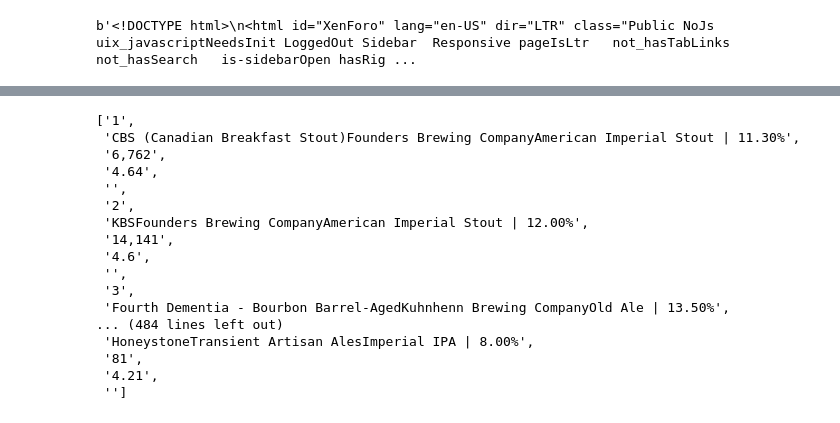
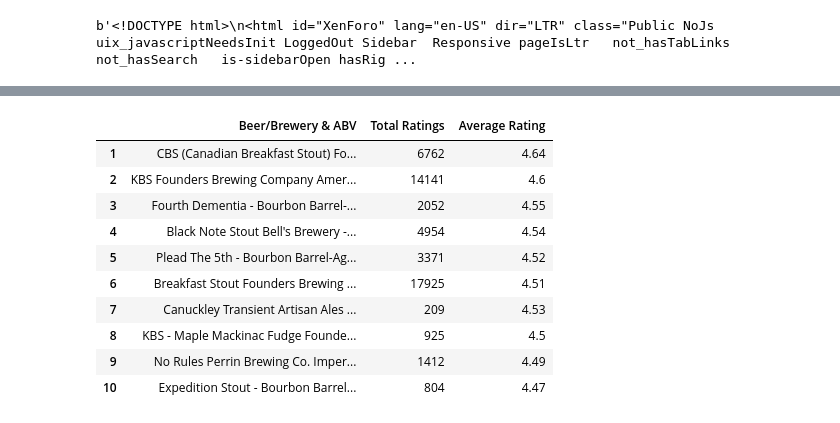
Before and after one commit to ALecznar/Craft_Beer_Project_3, a Jupyter notebook: beer_scraping.ipynb, the cells around one changed output, grey strips where cells are left out. Saved outputs shown, nothing was run; the diff lists cells and outputs as text; code cells hidden in the pictures.

```diff
--- a/beer_scraping.ipynb
+++ b/beer_scraping.ipynb
@@ -64,22 +66,32 @@ HoneystoneTransient Artisan AlesImperial IPA | 8.00%
 4.21
+# %%
+beer_list_df = pd.read_html(webpage)
+
+# Select the first DataFrame from the list (you can specify the index you want)
+beer_list_df_2 = beer_list_df[0]
+
+# Drop columns 0 and 4 from the selected DataFrame
+beer_list_df_2 = beer_list_df_2.drop([0, 4], axis=1)
+
+# Rename the column headers
+beer_list_df_2.columns = ['Beer/Brewery & ABV', 'Total Ratings', 'Average Rating']
+
+# Drop the first row
+beer_list_df_2 = beer_list_df_2.iloc[1:]
+
+beer_list_df_2.head(10)
+# %% [output]
+|  | Beer/Brewery & ABV | Total Ratings | Average Rating |
+| 1 | CBS (Canadian Breakfast Stout) Fo... | 6762 | 4.64 |
+| 2 | KBS Founders Brewing Company Amer... | 14141 | 4.6 |
+| 3 | Fourth Dementia - Bourbon Barrel-... | 2052 | 4.55 |
+| 4 | Black Note Stout Bell's Brewery -... | 4954 | 4.54 |
+| 5 | Plead The 5th - Bourbon Barrel-Ag... | 3371 | 4.52 |
+| 6 | Breakfast Stout Founders Brewing ... | 17925 | 4.51 |
+| 7 | Canuckley Transient Artisan Ales ... | 209 | 4.53 |
+| 8 | KBS - Maple Mackinac Fudge Founde... | 925 | 4.5 |
+| 9 | No Rules Perrin Brewing Co. Imper... | 1412 | 4.49 |
+| 10 | Expedition Stout - Bourbon Barrel... | 804 | 4.47 |
 # %%
-beer_list
+#beer_list
-# %% [output]
-['1',
- 'CBS (Canadian Breakfast Stout)Founders Brewing CompanyAmerican Imperial Stout | 11.30%',
- '6,762',
- '4.64',
- '',
- '2',
- 'KBSFounders Brewing CompanyAmerican Imperial Stout | 12.00%',
- '14,141',
- '4.6',
- '',
- '3',
- 'Fourth Dementia - Bourbon Barrel-AgedKuhnhenn Brewing CompanyOld Ale | 13.50%',
-... (484 lines left out)
- 'HoneystoneTransient Artisan AlesImperial IPA | 8.00%',
- '81',
- '4.21',
- '']
 # %%
```
Also changed, not shown: parts of 5 cells of this notebook.
